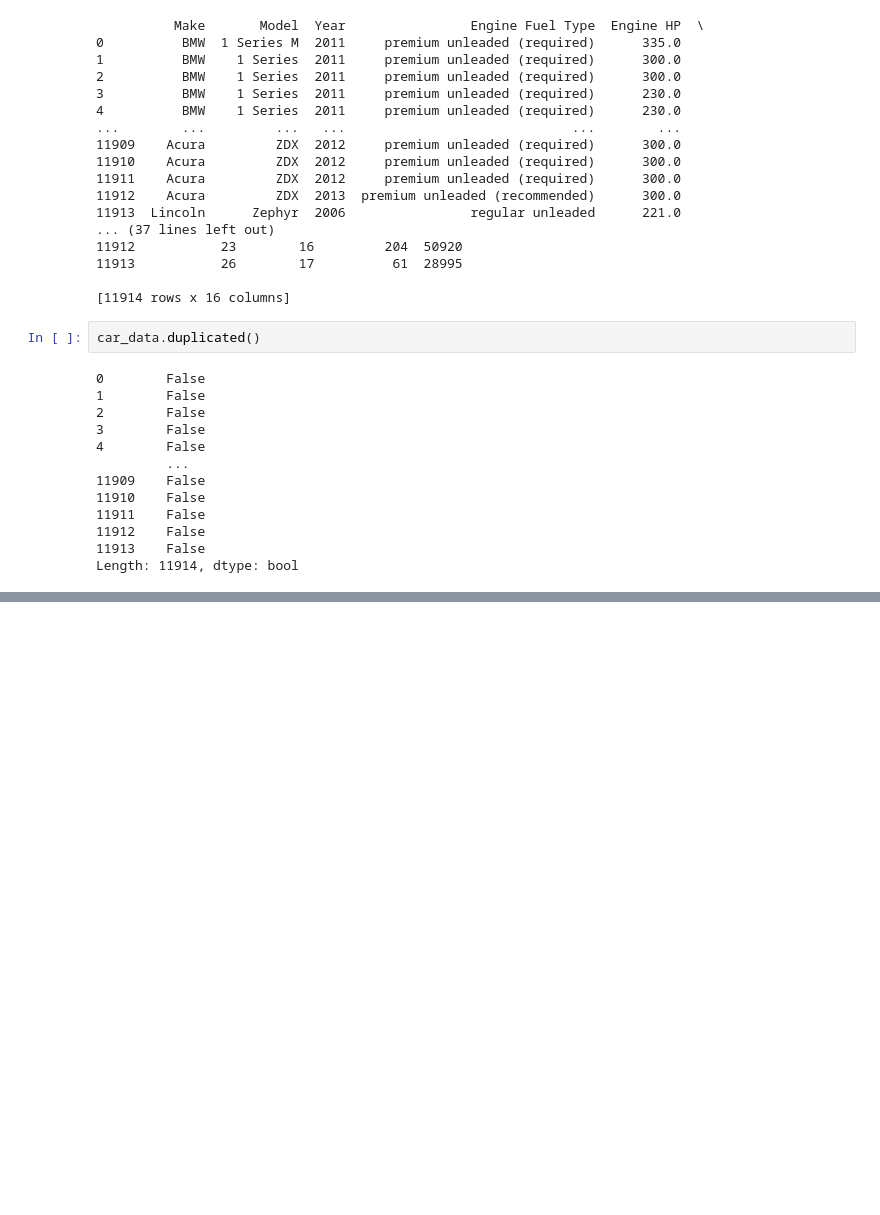
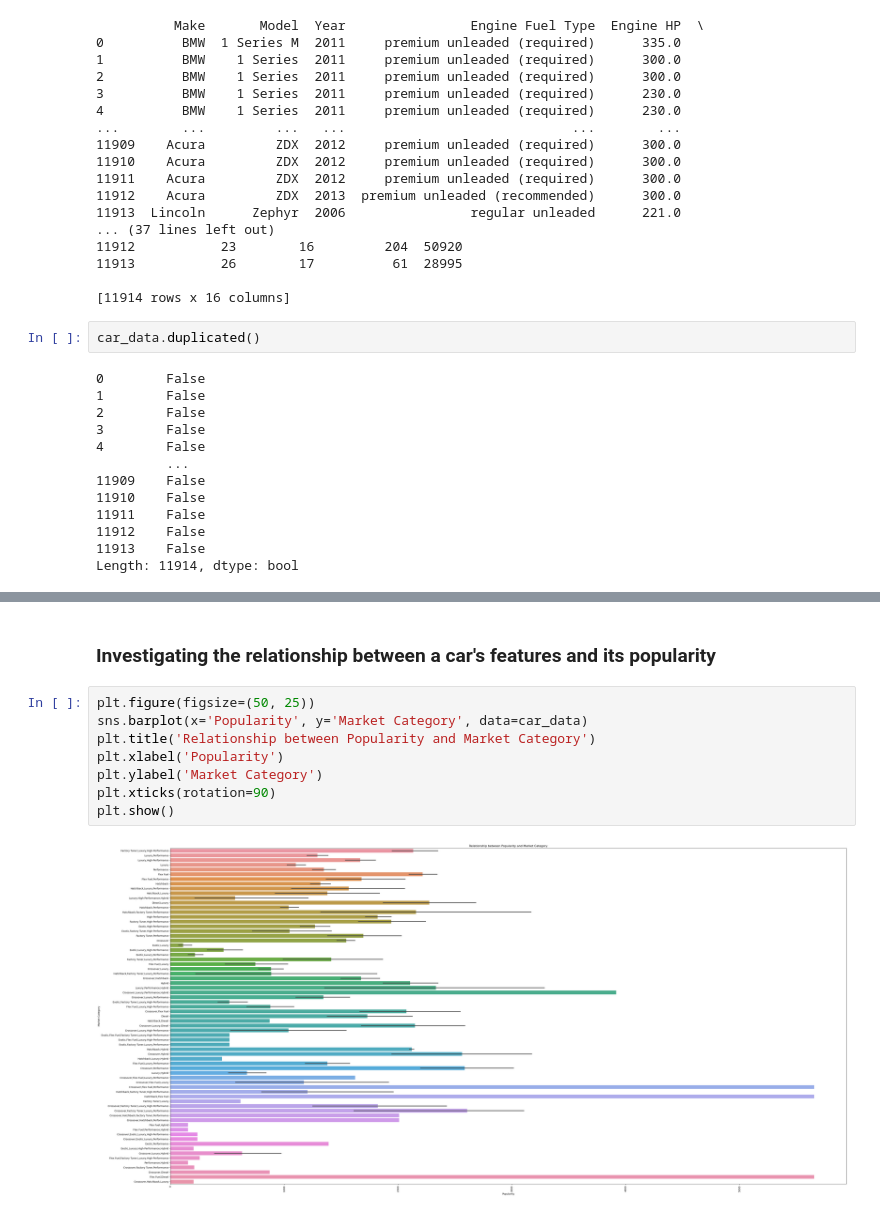
Before and after one commit to ShindeYash/Impact_of_Car_Features_Analysis, a Jupyter notebook: Car_Features_Analysis.ipynb, the cells around one changed output, grey strips where cells are left out. Drawn from its saved outputs; the diff is of its cells as text; blank space fills up the shorter version.

```diff
--- a/Car_Features_Analysis.ipynb
+++ b/Car_Features_Analysis.ipynb
@@ -126,0 +175,12 @@ Length: 11914, dtype: bool
+# %% [markdown]
+### Investigating the relationship between a car's features and its popularity
+# %%
+plt.figure(figsize=(50, 25))
+sns.barplot(x='Popularity', y='Market Category', data=car_data)
+plt.title('Relationship between Popularity and Market Category')
+plt.xlabel('Popularity')
+plt.ylabel('Market Category')
+plt.xticks(rotation=90)
+plt.show()
+# %% [output]
+[figure, added]
```
Also changed, not shown: parts of 15 cells of this notebook, 1 other file.
